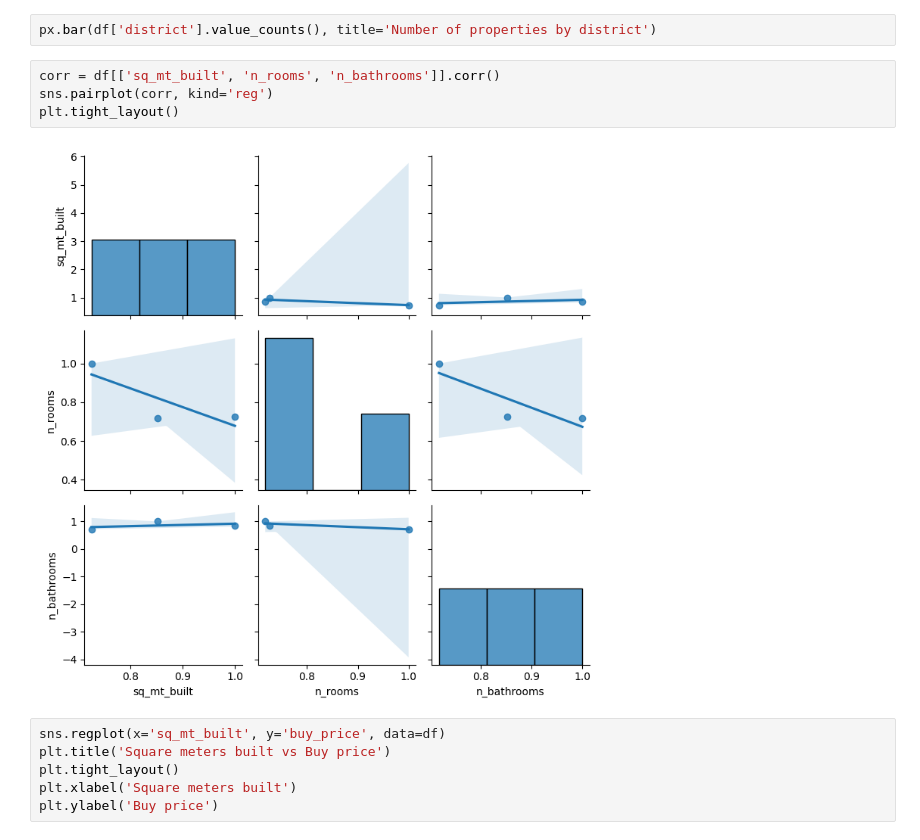
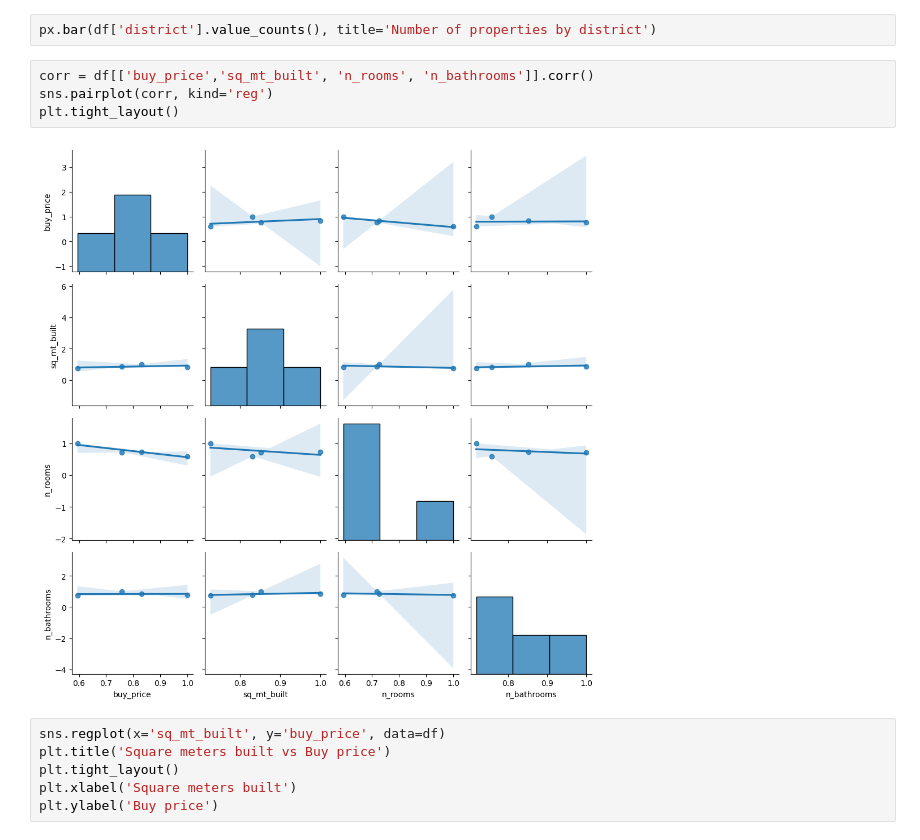
Before and after one commit to ahmedllshafiey/Mardrid-Analysis, a Jupyter notebook: Madrid.ipynb, the cells around one changed output. Cells and saved outputs as stored; diff of their text form.

```diff
--- a/Madrid.ipynb
+++ b/Madrid.ipynb
@@ -235,11 +235,11 @@ for e, i in enumerate(df.columns[2:]):
 # %%
 px.bar(df['district'].value_counts(), title='Number of properties by district')
 # %%
-corr = df[['sq_mt_built', 'n_rooms', 'n_bathrooms']].corr()
+corr = df[['buy_price','sq_mt_built', 'n_rooms', 'n_bathrooms']].corr()
 sns.pairplot(corr, kind='reg')
 plt.tight_layout()
 # %% [output]
-[figure, old version]
+[figure, new version]
 # %%
 sns.regplot(x='sq_mt_built', y='buy_price', data=df)
 plt.title('Square meters built vs Buy price')
```
Also changed, not shown: parts of 3 cells of this notebook.
